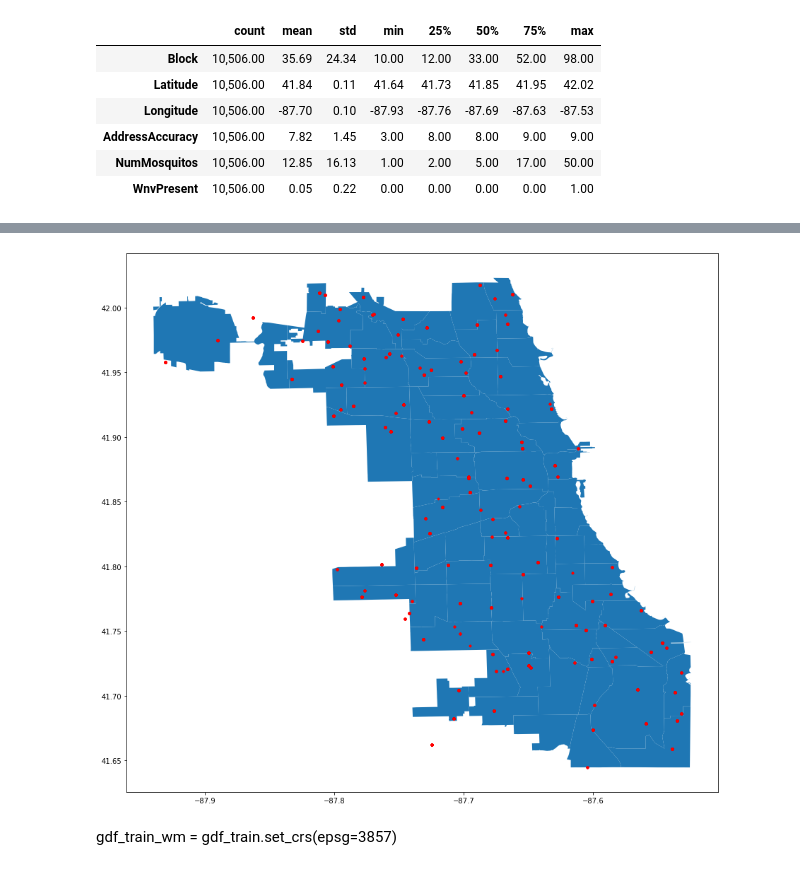
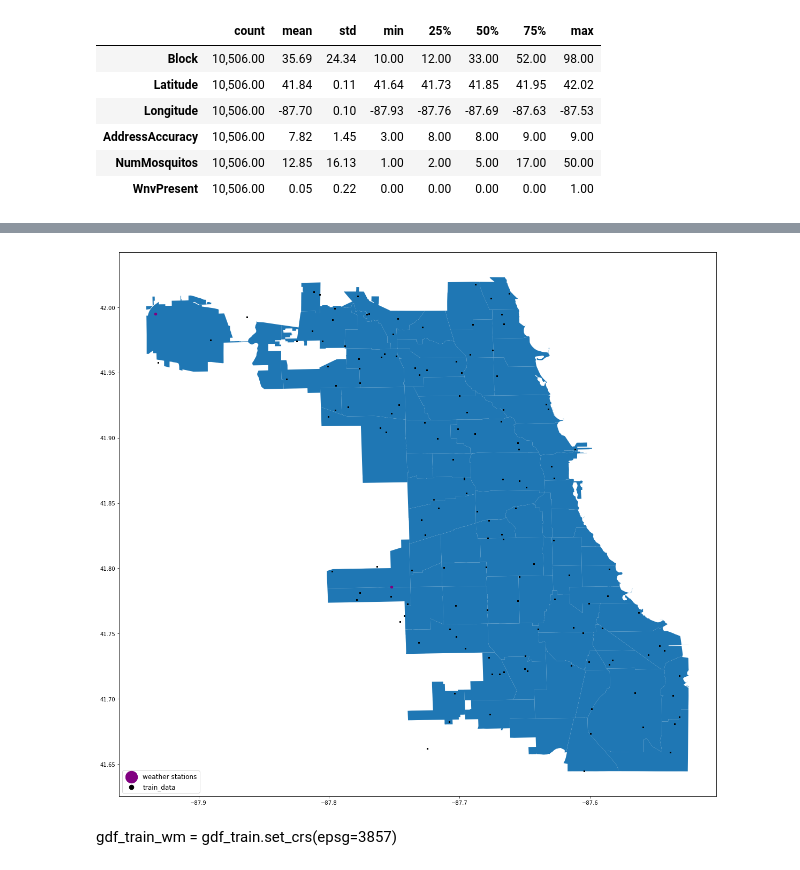
Before and after one commit to oliverfyh/Project-West-Nile-Virus-Prediction, a Jupyter notebook: code/1_Data_Preparation.ipynb, the cells around one changed output, grey strips where cells are left out. Saved outputs shown, nothing was run; the diff lists cells and outputs as text; code cells hidden in the pictures.

```diff
--- a/code/1_Data_Preparation.ipynb
+++ b/code/1_Data_Preparation.ipynb
@@ -66,0 +74,36 @@ import contextily as cx
+# %%
+#the
+def plot_geodata(dict_df):
+    colors = ['black','red','orange','yellow']
+    markersizes = [3, 14, 1, 5]
+    zorders = [4,3,1,2]
+
+    fig_, ax_ = plt.subplots(figsize=(20,20))
+
+    #plot community
+    geojson_file = '../input/Boundaries_Community_Areas.geojson'
+    neighborhoods = gpd.read_file(geojson_file)
+    neighborhoods.plot(ax=ax_)
+
+    #plot station
+    # initialize list of lists
+    list_station = [['1',  41.995,-87.933], ['2', 41.786,-87.752]]
+    # Create the pandas DataFrame
+    df_station = pd.DataFrame(list_station, columns=['Station', 'Latitude','Longitude'])
+    gdf = gpd.GeoDataFrame(df_station, geometry=gpd.points_from_xy(df_station.Longitude, df_station.Latitude))
+    gdf.plot(ax=ax_, color='purple', markersize=20,zorder=5, label="weather stations")
+
+    i=0
+    for label_df,df in dict_df.items():
+        color_ = colors[i]
+        markersize_ = markersizes[i]
+        zorder_ = zorders[i]
+        label_ = label_df
+
+        gdf = gpd.GeoDataFrame(df, geometry=gpd.points_from_xy(df.Longitude, df.Latitude))
+        gdf.plot(ax=ax_, color=color_, markersize=markersize_,zorder=zorder_, label=label_)
+        i += 1
+
+    ax_.legend(loc='lower left', fontsize=12, markerscale=5)
+    plt.show()
+    return
@@ -123,11 +181,11 @@ gdf_train.head()
 | 3 | 2007-05-29 | 7900 West Foster Avenue, Chicago,... | CULEX PIPIENS/RESTUANS | 79 | W FOSTER AVE | T015 | 7900 W FOSTER AVE, Chicago, IL | 41.97 | -87.82 | ... |
 | 4 | 2007-05-29 | 7900 West Foster Avenue, Chicago,... | CULEX RESTUANS | 79 | W FOSTER AVE | T015 | 7900 W FOSTER AVE, Chicago, IL | 41.97 | -87.82 | ... |
 # %%
-ax1=neighborhoods.plot(figsize=(15,15))
-gdf_train.plot(ax=ax1, color='red',markersize=6)
-plt.show()
+dict_df = {'train_data':df_train
+          }
+plot_geodata(dict_df)
 # %% [output]
-[figure, old version]
+[figure, new version]
 # %% [markdown]
 gdf_train_wm = gdf_train.set_crs(epsg=3857)
 # %% [markdown]
```
Also changed, not shown: parts of 63 cells of this notebook, 2 other files.
